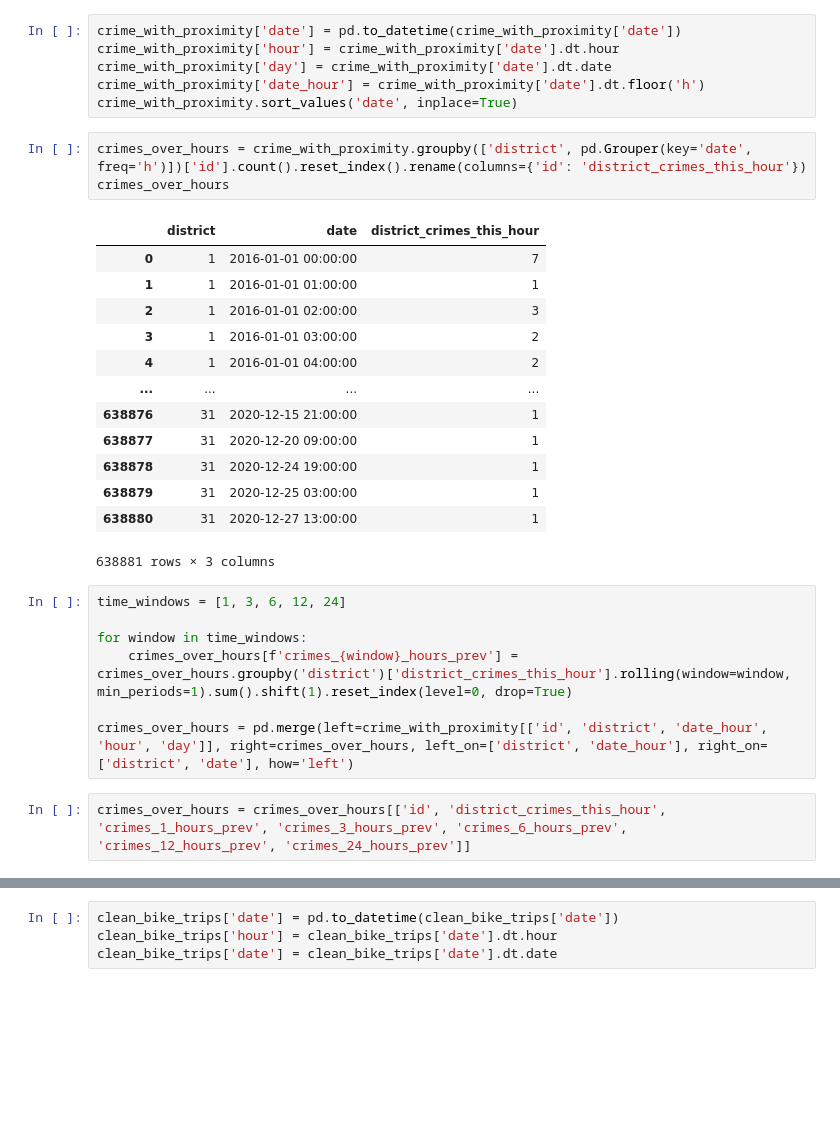
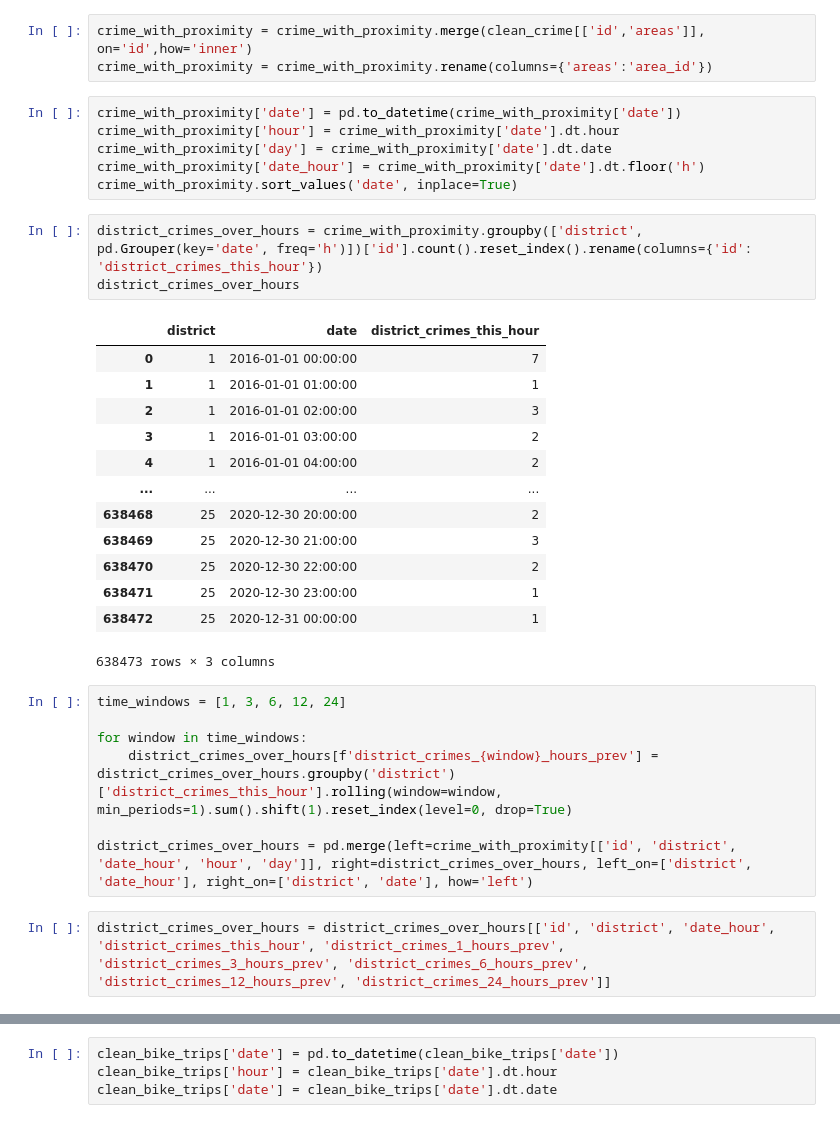
Before and after one commit to evanameyer1/Uncovering-New-Factors-In-Chicago-Crime-through-Regression-Models, a Jupyter notebook: models/notebooks/04_feature_engineering.ipynb, the cells around one changed output, grey strips where cells are left out. Drawn from its saved outputs; the diff is of its cells as text; blank space fills up the shorter version.

Commit message:
improved feature engineering and split training datasets into dedicated area and district sets

```diff
--- a/models/notebooks/04_feature_engineering.ipynb
+++ b/models/notebooks/04_feature_engineering.ipynb
@@ -13,3 +14,6 @@ clean_areas = pd.read_csv('../../data/processed/clean_areas.csv')
+# %%
+crime_with_proximity = crime_with_proximity.merge(clean_crime[['id','areas']], on='id',how='inner')
+crime_with_proximity = crime_with_proximity.rename(columns={'areas':'area_id'})
 # %%
 crime_with_proximity['date'] = pd.to_datetime(crime_with_proximity['date'])
 crime_with_proximity['hour'] = crime_with_proximity['date'].dt.hour
@@ -17,28 +21,28 @@ crime_with_proximity['day'] = crime_with_proximity['date'].dt.date
 crime_with_proximity['date_hour'] = crime_with_proximity['date'].dt.floor('h')
 crime_with_proximity.sort_values('date', inplace=True)
 # %%
-crimes_over_hours = crime_with_proximity.groupby(['district', pd.Grouper(key='date', freq='h')])['id'].count().reset_index().rename(columns={'id': 'district_crimes_this_hour'})
-crimes_over_hours
+district_crimes_over_hours = crime_with_proximity.groupby(['district', pd.Grouper(key='date', freq='h')])['id'].count().reset_index().rename(columns={'id': 'district_crimes_this_hour'})
+district_crimes_over_hours
 # %% [output]
 |  | district | date | district_crimes_this_hour |
 | 0 | 1 | 2016-01-01 00:00:00 | 7 |
 | 1 | 1 | 2016-01-01 01:00:00 | 1 |
 | 2 | 1 | 2016-01-01 02:00:00 | 3 |
 | 3 | 1 | 2016-01-01 03:00:00 | 2 |
 | 4 | 1 | 2016-01-01 04:00:00 | 2 |
 | ... | ... | ... | ... |
-| 638876 | 31 | 2020-12-15 21:00:00 | 1 |
-| 638877 | 31 | 2020-12-20 09:00:00 | 1 |
-| 638878 | 31 | 2020-12-24 19:00:00 | 1 |
-| 638879 | 31 | 2020-12-25 03:00:00 | 1 |
-| 638880 | 31 | 2020-12-27 13:00:00 | 1 |
+| 638468 | 25 | 2020-12-30 20:00:00 | 2 |
+| 638469 | 25 | 2020-12-30 21:00:00 | 3 |
+| 638470 | 25 | 2020-12-30 22:00:00 | 2 |
+| 638471 | 25 | 2020-12-30 23:00:00 | 1 |
+| 638472 | 25 | 2020-12-31 00:00:00 | 1 |
-638881 rows × 3 columns
+638473 rows × 3 columns
 # %%
 time_windows = [1, 3, 6, 12, 24]
 
 for window in time_windows:
-    crimes_over_hours[f'crimes_{window}_hours_prev'] = crimes_over_hours.groupby('district')['district_crimes_this_hour'].rolling(window=window, min_periods=1).sum().shift(1).reset_index(level=0, drop=True)
+    district_crimes_over_hours[f'district_crimes_{window}_hours_prev'] = district_crimes_over_hours.groupby('district')['district_crimes_this_hour'].rolling(window=window, min_periods=1).sum().shift(1).reset_index(level=0, drop=True)
 
-crimes_over_hours = pd.merge(left=crime_with_proximity[['id', 'district', 'date_hour', 'hour', 'day']], right=crimes_over_hours, left_on=['district', 'date_hour'], right_on=['district', 'date'], how='left')
+district_crimes_over_hours = pd.merge(left=crime_with_proximity[['id', 'district', 'date_hour', 'hour', 'day']], right=district_crimes_over_hours, left_on=['district', 'date_hour'], right_on=['district', 'date'], how='left')
-# %%
-crimes_over_hours = crimes_over_hours[['id', 'district_crimes_this_hour', 'crimes_1_hours_prev', 'crimes_3_hours_prev', 'crimes_6_hours_prev', 'crimes_12_hours_prev', 'crimes_24_hours_prev']]
+# %%
+district_crimes_over_hours = district_crimes_over_hours[['id', 'district', 'date_hour', 'district_crimes_this_hour', 'district_crimes_1_hours_prev', 'district_crimes_3_hours_prev', 'district_crimes_6_hours_prev', 'district_crimes_12_hours_prev', 'district_crimes_24_hours_prev']]
```
Also changed, not shown: parts of 50 cells of this notebook, 1 other file.
